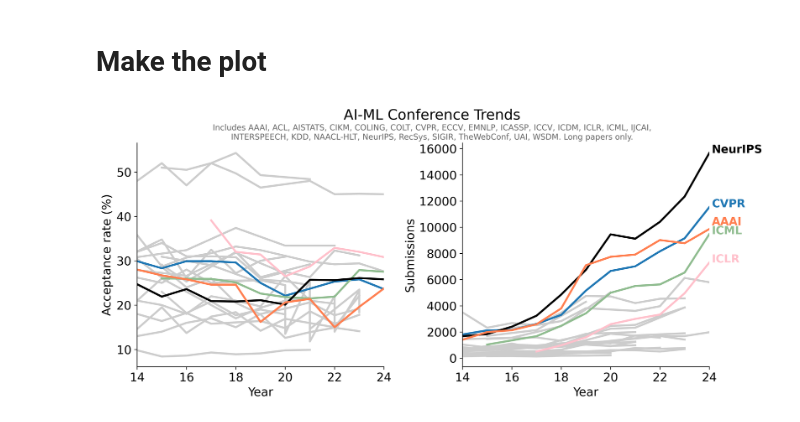
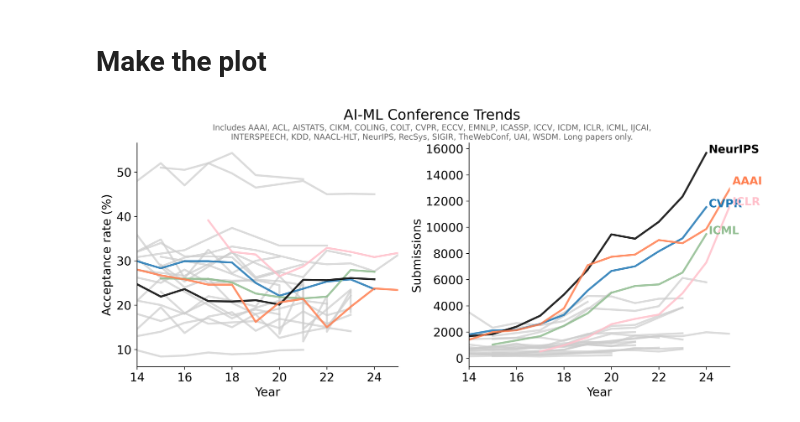
Before and after one commit to lixin4ever/Conference-Acceptance-Rate, a Jupyter notebook: plot_rates_submissions.ipynb, the cells around one changed output. Saved outputs shown, nothing was run; the diff lists cells and outputs as text; code cells hidden in the pictures.

```diff
--- a/plot_rates_submissions.ipynb
+++ b/plot_rates_submissions.ipynb
@@ -10,12 +10,12 @@ import matplotlib.pyplot as plt
 import numpy as np
 from os.path import join as oj
 import matplotlib as mpl
-year_cutoff = 24
+year_cutoff = 25
 # %% [markdown]
 ### Read in and format the data
 # %%
 tabs = pd.read_html(
-    'https://github.com/lixin4ever/Conference-Acceptance-Rate/blob/master/README.md')
+    'https://github.com/lixin4ever/Conference-Acceptance-Rate/blob/main/README.md')
 
 
 def clean_acc_rate(acc_rate_str):
@@ -94,37 +94,40 @@ for confname in df.confname.unique():
     conf = df[df.confname == confname]
     plt.plot(conf.year, conf.acc_rate, label=confname,
              color=get_color(confname), lw=2.5,
+             alpha = 0.7 + 0.15*confname_is_special(confname),
              zorder=int(confname_is_special(confname)))
 plt.xlim((14, year_cutoff))
 plt.xlabel('Year')
 plt.ylabel('Acceptance rate (%)')
 
 # submissions plot
 plt.subplot(1, 2, 2)
 for confname in df.confname.unique():
     conf = df[df.confname == confname]
-    plt.plot(conf.year, conf.submissions, label=confname, color=get_color(confname), lw=2.5,
+    plt.plot(conf.year, conf.submissions, label=confname,
+             color=get_color(confname), lw=2.5,
+             alpha = 0.7 + 0.15*confname_is_special(confname),
              zorder=int(confname_is_special(confname)))
     if confname_is_special(confname):
         x = conf.year.max() + 0.1
         y = conf.submissions.values[-1]
         if confname == 'AAAI':
             y += 300
         plt.text(x, y, confname,
                  color=get_color(confname), fontsize=14, fontweight='heavy')
 plt.xlim((14, year_cutoff))
 plt.xlabel('Year')
 plt.ylabel('Submissions')
 
 # add titles
 plt.subplots_adjust(bottom=0.1, top=0.40)
 plt.figtext(.5, 1.02, 'AI-ML Conference Trends', fontsize=18, ha='center')
 # ', '.join(sorted(df.confname.unique()))
 plt.figtext(.5, .95, 'Includes ' + 'AAAI, ACL, AISTATS, CIKM, COLING, COLT, CVPR, ECCV, EMNLP, ICASSP, ICCV, \
 ICDM, ICLR, ICML, IJCAI,\nINTERSPEECH, KDD, NAACL-HLT, NeurIPS, RecSys, SIGIR, TheWebConf, UAI, WSDM. Long papers only.',
             fontsize=10, ha='center', color='#666666')
 plt.tight_layout()
 plt.savefig('conference_trends.png', dpi=300, bbox_inches='tight')
 plt.show()
 # %% [output]
-[figure, old version]
+[figure, new version]
```
Also changed, not shown: 2 other files.
